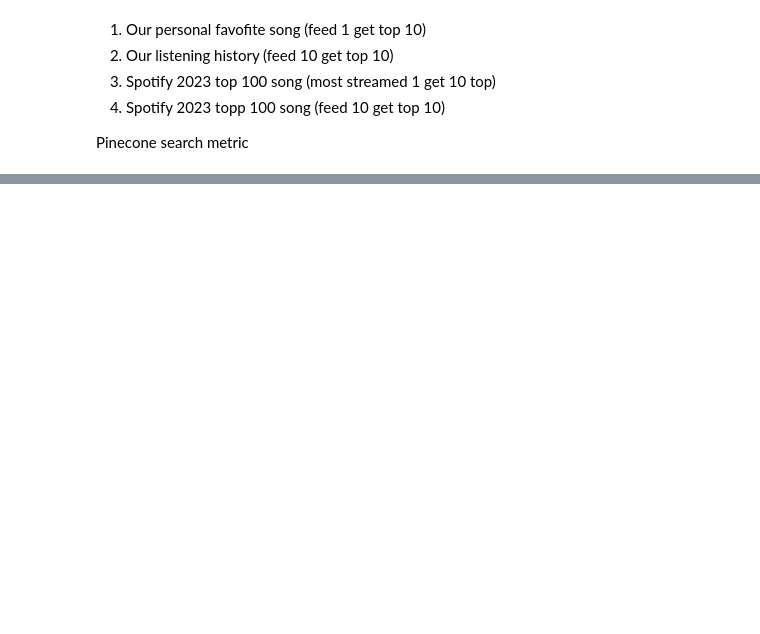
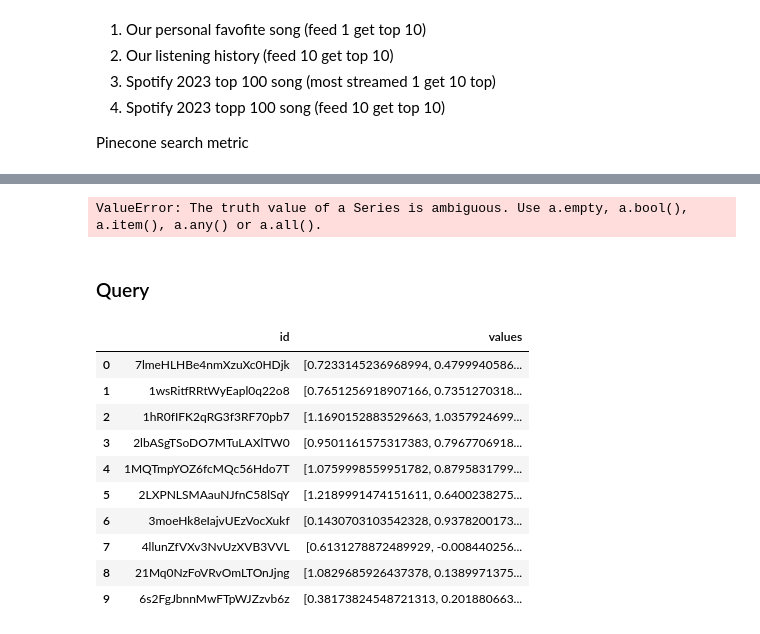
Before and after one commit to sz8689/COS_597A_Project, a Jupyter notebook: Music recommendation system.ipynb, the cells around one changed output, grey strips where cells are left out. Cells and saved outputs as stored; diff of their text form; code cells hidden in the pictures; blank space fills up the shorter version.

Commit message:
added code for uploading data to pincone

```diff
--- a/Music recommendation system.ipynb
+++ b/Music recommendation system.ipynb
@@ -228,7 +258,7 @@ print(len(song_embeddings), ", ", len(song_embeddings[0]))
 Combining those things into our final table for uploading to Pinecone. The table should have two columns, one is id, and another one is song embeddings representation.
 # %%
 embedded_features = selected_features[["id"]].copy()
-embedded_features.loc[:, "song_embeddings"] = song_embeddings
+embedded_features.loc[:, "values"] = song_embeddings
 print(embedded_features.head())
 print(embedded_features.shape)
 # %% [output]
@@ -243,0 +319,3 @@ print(embedded_features.shape)
+# %%
+test_data = embedded_features[:10]
+store_data = embedded_features[10:]
@@ -252,0 +390,17 @@ Pinecone search metric
+# %%
+top_song_names = top_songs['track_name'].tolist()
+top_song_artists = top_songs['artist(s)_name'].tolist()
+# top_song_names
+# top_song_artists
+selected_rows = []
+for _, row in all_songs.iterrows():
+    # print(row)
+    song = row['track_name']
+    artist = row['artist_name']
+    if song in top_song_names:
+        artist_top = top_songs[top_songs['track_name'] == song]['artist(s)_name']
+        print(song, artist_top, artist)
+        if artist_top
+        # selected_rows.append(row['track_id'])
+# %% [output]
+ValueError: The truth value of a Series is ambiguous. Use a.empty, a.bool(), a.item(), a.any() or a.all().
@@ -252,0 +425,16 @@ Pinecone search metric
+# %% [markdown]
+### Query
+# %%
+test_data
+# %% [output]
+|  | id | values |
+| 0 | 7lmeHLHBe4nmXzuXc0HDjk | [0.7233145236968994, 0.4799940586... |
+| 1 | 1wsRitfRRtWyEapl0q22o8 | [0.7651256918907166, 0.7351270318... |
+| 2 | 1hR0fIFK2qRG3f3RF70pb7 | [1.1690152883529663, 1.0357924699... |
+| 3 | 2lbASgTSoDO7MTuLAXlTW0 | [0.9501161575317383, 0.7967706918... |
+| 4 | 1MQTmpYOZ6fcMQc56Hdo7T | [1.0759998559951782, 0.8795831799... |
+| 5 | 2LXPNLSMAauNJfnC58lSqY | [1.2189991474151611, 0.6400238275... |
+| 6 | 3moeHk8eIajvUEzVocXukf | [0.1430703103542328, 0.9378200173... |
+| 7 | 4llunZfVXv3NvUzXVB3VVL | [0.6131278872489929, -0.008440256... |
+| 8 | 21Mq0NzFoVRvOmLTOnJjng | [1.0829685926437378, 0.1389971375... |
+| 9 | 6s2FgJbnnMwFTpWJZzvb6z | [0.38173824548721313, 0.201880663... |
```
Also changed, not shown: parts of 30 cells of this notebook.
